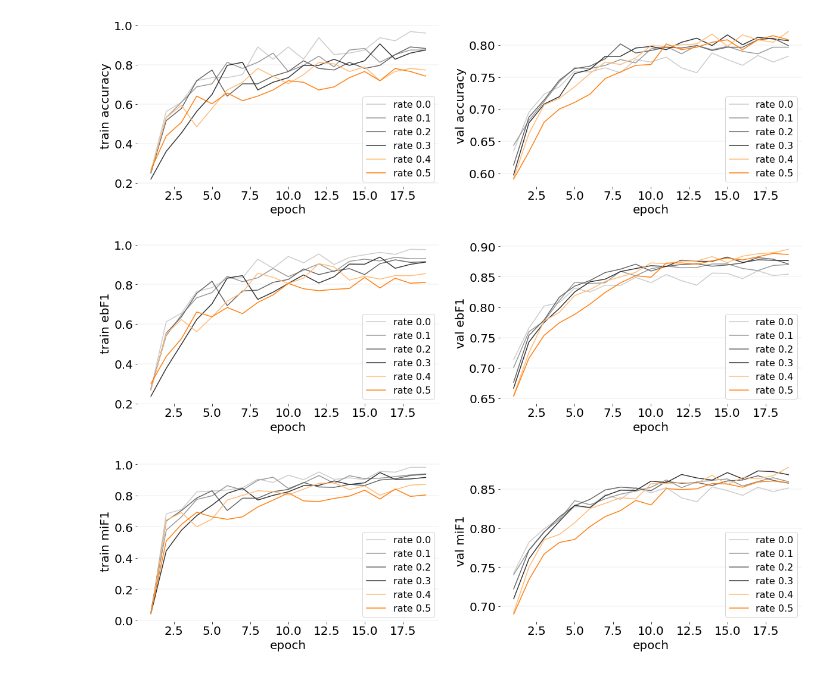
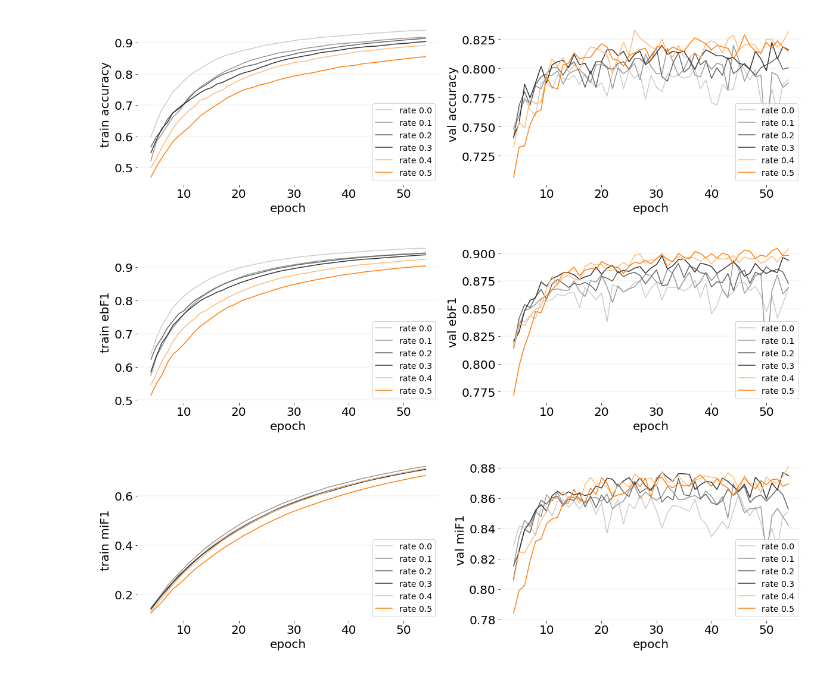
Before and after one commit to jpbottaro/anna, a Jupyter notebook: notebook/text/experiments/dropout.ipynb, the cells around one changed output. Saved outputs shown, nothing was run; the diff lists cells and outputs as text; code cells hidden in the pictures.

```diff
--- a/notebook/text/experiments/dropout.ipynb
+++ b/notebook/text/experiments/dropout.ipynb
@@ -26,14 +26,14 @@ train_docs, test_docs, unused_docs, labels = reuters.fetch_and_parse(DATA_DIR)
 
 # Standard Reuters Config
 val_size = 777
-epochs = 20
+epochs = 50
 shuffle = 10000
 # %%
 # Create MLP classifier
 for drop in [.0, .1, .2, .3, .4, .5]:
     # Create default trainer
     model = models.AVGxBR(DATA_DIR, labels,
-                          name="avg_br_{}".format(drop),
+                          name=str(drop),
                           dropout=drop,
                           folder_name="model-dropout")
 
@@ -54,31 +54,31 @@ with open(metrics_path, "w") as f:
     json.dump(metrics, f)
 # %%
 # Load from json serialized metrics
-#with open(metrics_path, "r") as f:
-#    metrics = json.load(f)
+with open(metrics_path, "r") as f:
+    metrics = json.load(f)
 # %%
 num_epochs = min([len(m["val"]["perf/accuracy"]) for m in metrics.values()])
 # %%
-remove_first = 1
+remove_first = 4
 
 x = range(num_epochs)[remove_first:]
 for metric_name in ["perf/accuracy", "perf/ebF1", "perf/miF1"]:
     pre, (ax1, ax2) = plots.subplots(1, 2, figsize=[20, 5], xlabel="epoch")
 
     for train_set, ax in [("train", ax1), ("val", ax2)]:
         ax.set_ylabel("{} {}".format(train_set, metric_name[len("perf/"):]))
 
         for name, metric in sorted(metrics.items()):
             y = metric[train_set][metric_name][remove_first:num_epochs]
             y = [m[1] for m in y]
-            drop = float(name[len("avg_br_"):])
+            drop = float(name)
             color = str(1. - min([drop * 2 + 0.20, 1.0]))
             color = 3 if drop == .4 else color
             color = 2 if drop == .5 else color
             plots.plot(ax, x, y, color=color, label="rate {}".format(drop))
 
-        ax.legend(loc=4, fontsize=16)
+        ax.legend(loc=4, fontsize=14)
 # %% [output]
-[figure, old version]
+[figure, new version]
-[figure, old version]
+[figure, new version]
-[figure, old version]
+[figure, new version]
```
